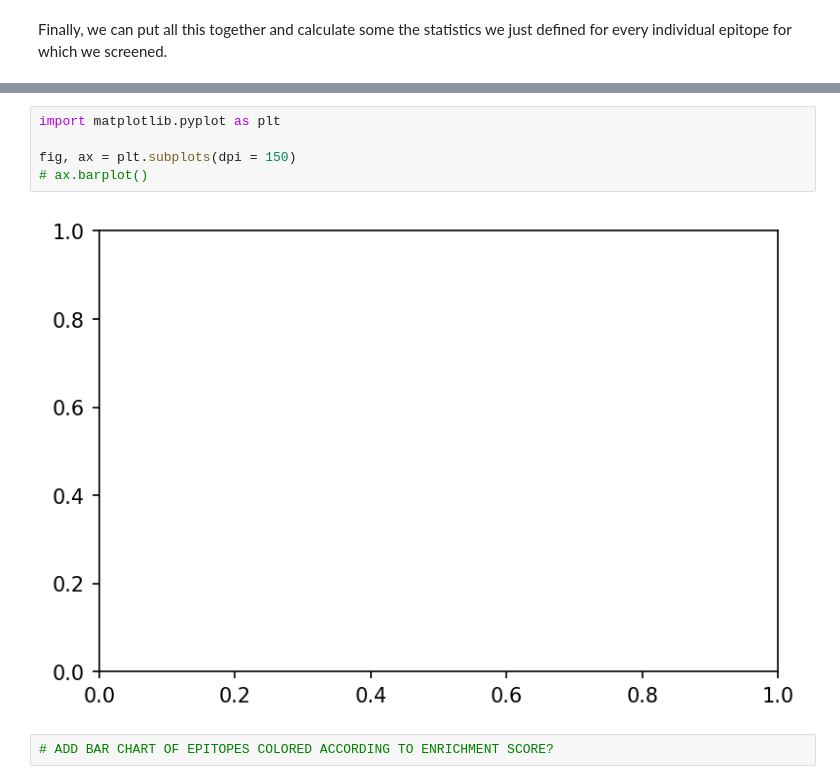
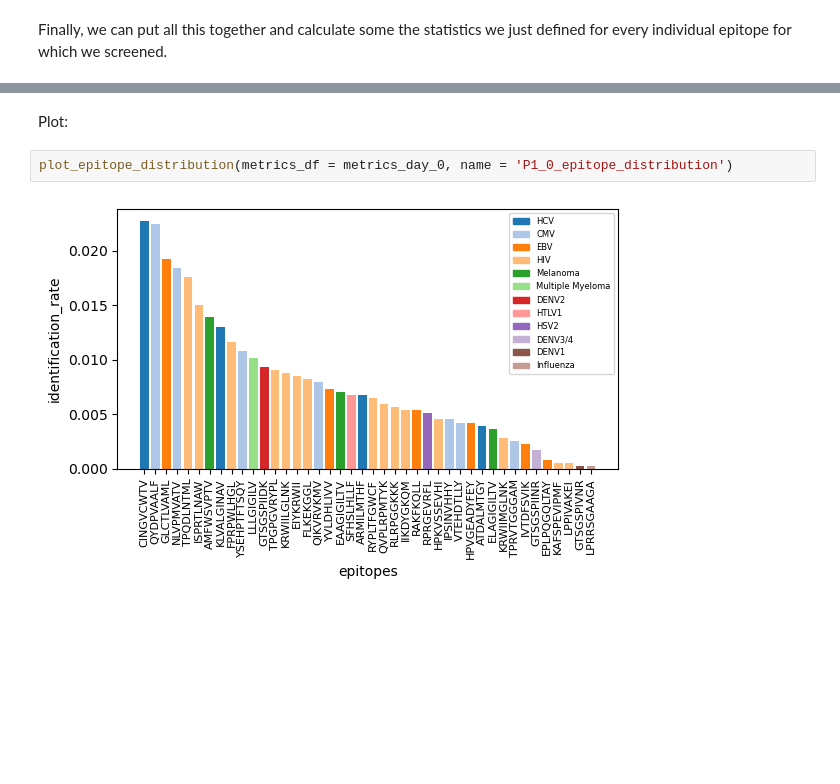
Before and after one commit to svalkiers/MMB_antigen_receptor_repertoire_tools, a Jupyter notebook: notebooks/part3_tcrex_stats.ipynb, the cells around one changed output, grey strips where cells are left out. Cells and saved outputs as stored; diff of their text form; blank space fills up the shorter version.

```diff
--- a/notebooks/part3_tcrex_stats.ipynb
+++ b/notebooks/part3_tcrex_stats.ipynb
@@ -185,9 +250,6 @@ metrics_df.head()
-# %%
-import matplotlib.pyplot as plt
-
-fig, ax = plt.subplots(dpi = 150)
-# ax.barplot()
-# %% [output]
-[figure, removed]
-# %%
-# ADD BAR CHART OF EPITOPES COLORED ACCORDING TO ENRICHMENT SCORE?
+# %% [markdown]
+Plot:
+# %%
+plot_epitope_distribution(metrics_df = metrics_day_0, name = 'P1_0_epitope_distribution')
+# %% [output]
+[figure, added]
```
Also changed, not shown: parts of 17 cells of this notebook, 3 other files.
